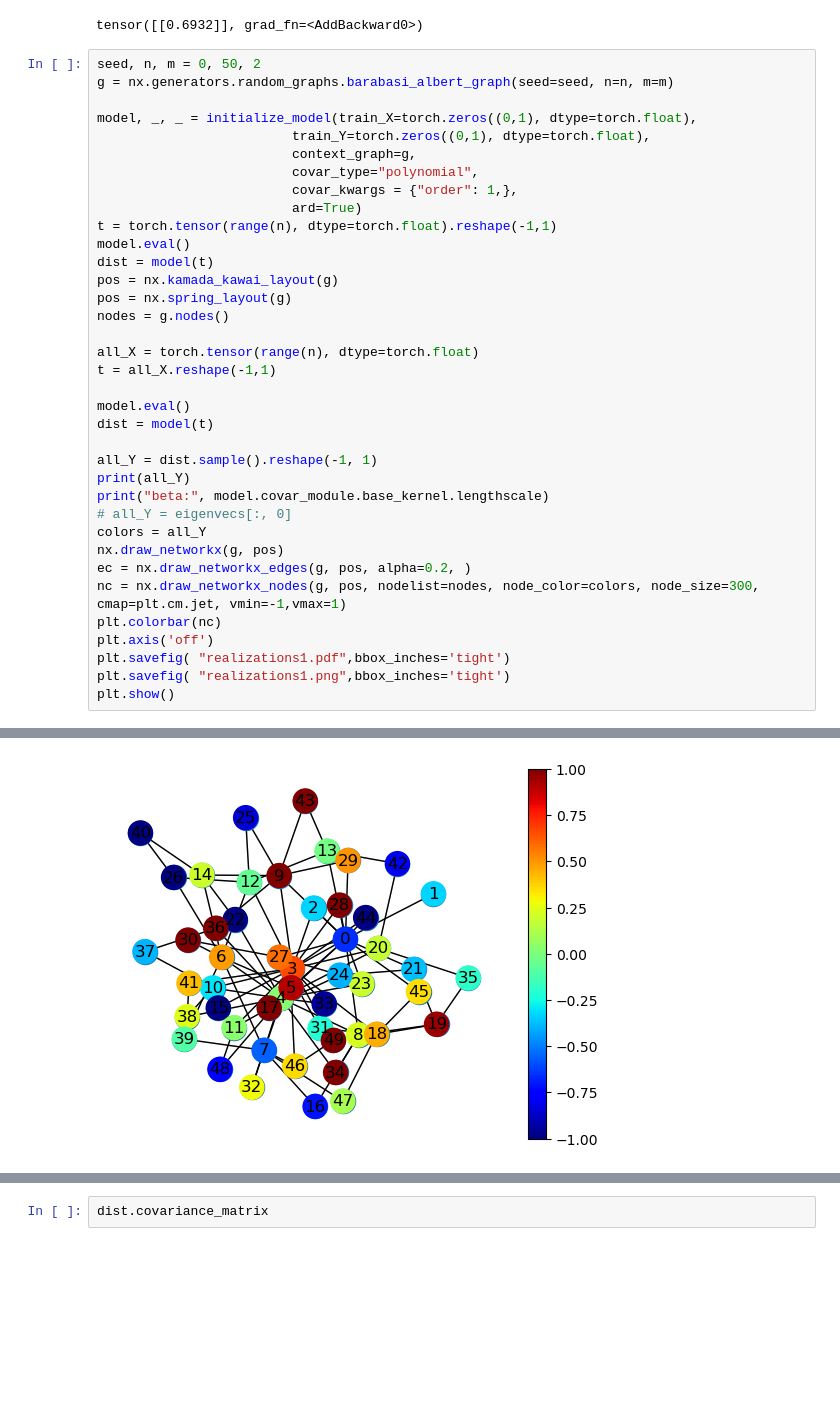
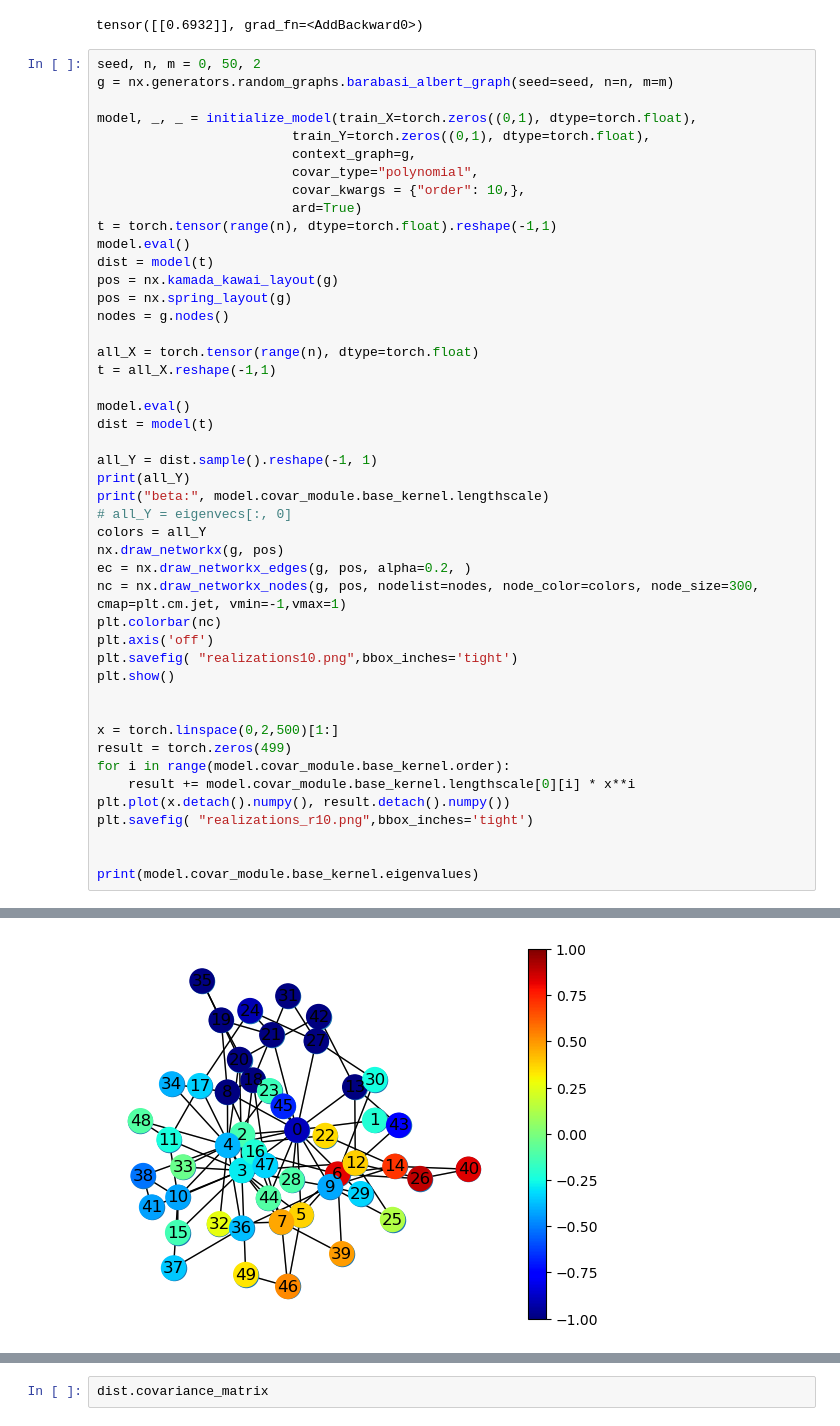
Before and after one commit to xingchenwan/bo-on-graph, a Jupyter notebook: notebooks/graph_realizatios.ipynb, the cells around one changed output, grey strips where cells are left out. Drawn from its saved outputs; the diff is of its cells as text; blank space fills up the shorter version.

```diff
--- a/notebooks/graph_realizatios.ipynb
+++ b/notebooks/graph_realizatios.ipynb
@@ -43,7 +43,7 @@ model, _, _ = initialize_model(train_X=torch.zeros((0,1), dtype=torch.float),
                          train_Y=torch.zeros((0,1), dtype=torch.float),
                          context_graph=g,
                          covar_type="polynomial",
-                         covar_kwargs = {"order": 1,},
+                         covar_kwargs = {"order": 10,},
                          ard=True)
 t = torch.tensor(range(n), dtype=torch.float).reshape(-1,1)
 model.eval()
@@ -68,7 +68,17 @@ ec = nx.draw_networkx_edges(g, pos, alpha=0.2, )
 nc = nx.draw_networkx_nodes(g, pos, nodelist=nodes, node_color=colors, node_size=300, cmap=plt.cm.jet, vmin=-1,vmax=1)
 plt.colorbar(nc)
 plt.axis('off')
-plt.savefig( "realizations1.pdf",bbox_inches='tight')
-plt.savefig( "realizations1.png",bbox_inches='tight')
+plt.savefig( "realizations10.png",bbox_inches='tight')
 plt.show()
+
+
+x = torch.linspace(0,2,500)[1:]
+result = torch.zeros(499)
+for i in range(model.covar_module.base_kernel.order):
+    result += model.covar_module.base_kernel.lengthscale[0][i] * x**i
+plt.plot(x.detach().numpy(), result.detach().numpy())
+plt.savefig( "realizations_r10.png",bbox_inches='tight')
+
+
+print(model.covar_module.base_kernel.eigenvalues)
 # %% [output]
@@ -92 +102 @@ beta: tensor([[0.6932]], grad_fn=<AddBackward0>)
-[figure, old version]
+[figure, new version]
```
Also changed, not shown: parts of 12 cells of this notebook, 25 other files.
